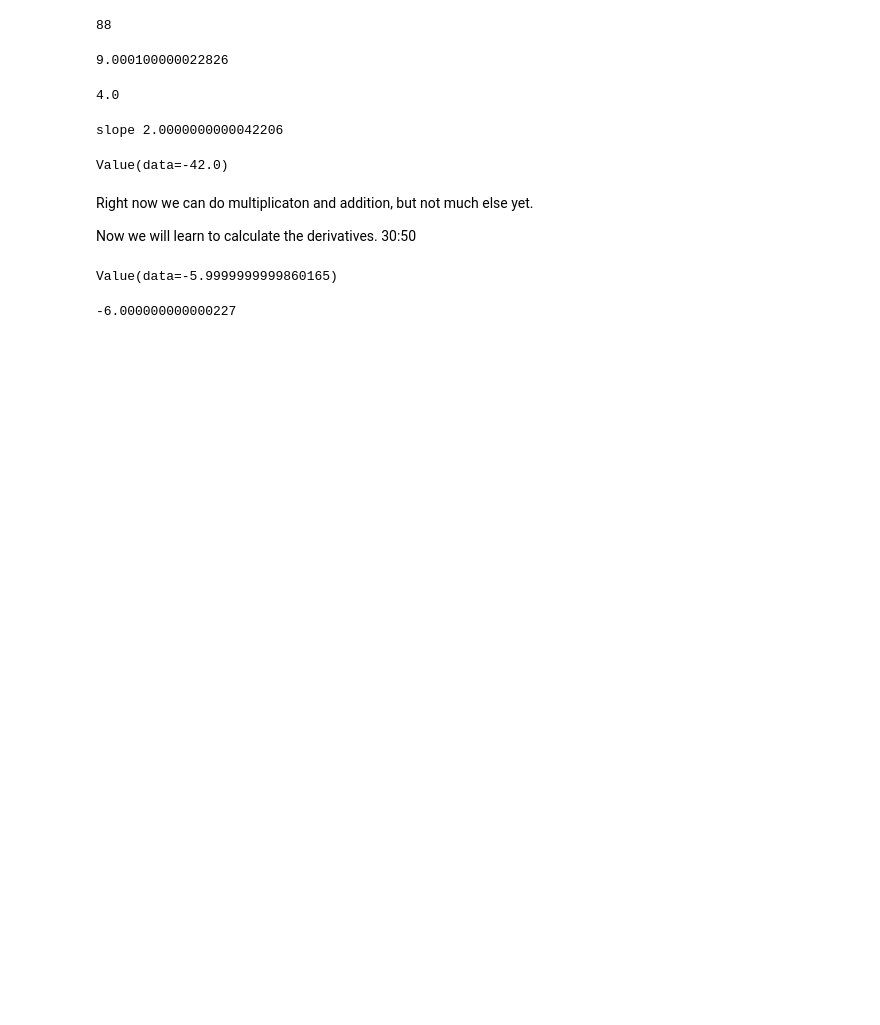
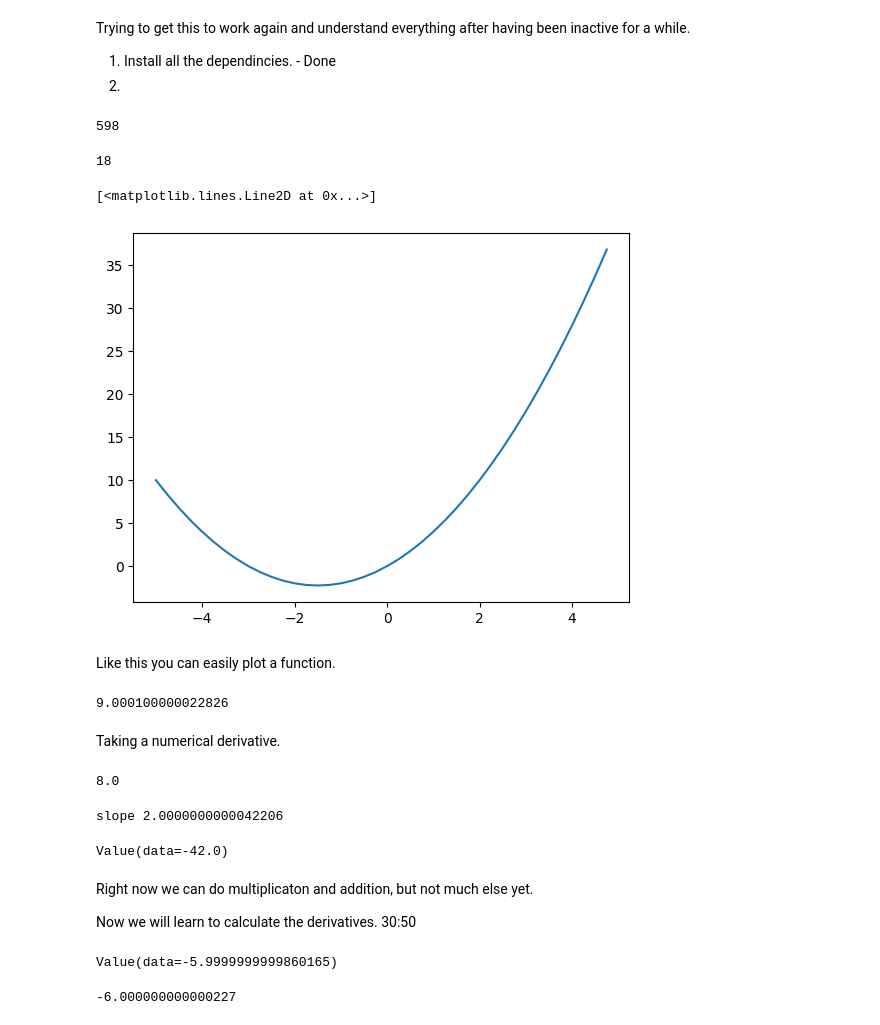
Before and after one commit to Tim2othy/NNZeroToHero, a Jupyter notebook: My own Code/Video 1 NN basics.ipynb, the cells around one changed output. Cells and saved outputs as stored; diff of their text form; code cells hidden in the pictures; blank space fills up the shorter version.

Commit message:
understanding all the code and adding markdown notes

```diff
--- a/My own Code/Video 1 NN basics.ipynb
+++ b/My own Code/Video 1 NN basics.ipynb
@@ -1,7 +7,12 @@
+# %% [markdown]
+Trying to get this to work again and understand everything after having been inactive for a while.
+
+1. Install all the dependincies. - Done
+2.
 # %%
 def f(x):
     return x * 3  + x **2
 # %%
-f(8)
+f(23)
 # %% [output]
-88
+598
@@ -14,9 +19,24 @@ import random
+# %%
+f(3)
+# %% [output]
+18
+# %%
+xs = np.arange(-5, 5, 0.25)
+ys = f(xs)
+plt.plot(xs, ys)
+# %% [output]
+[<matplotlib.lines.Line2D at 0x...>]
+[figure, added]
+# %% [markdown]
+Like this you can easily plot a function.
 # %%
 h = 0.0001
 x = 3
 (f(x+h) - f(x))/h
 # %% [output]
 9.000100000022826
+# %% [markdown]
+Taking a numerical derivative.
 # %%
 a = 2
 b = -3
@@ -24,9 +44,9 @@ c = 10.0
 
 
 d = a*b + c
-print(d)
+print(d*2)
 # %% [output]
-4.0
+8.0
 # %%
 h = 0.0001
 d1 = a*b + c
```
Also changed, not shown: parts of 2 cells of this notebook.
